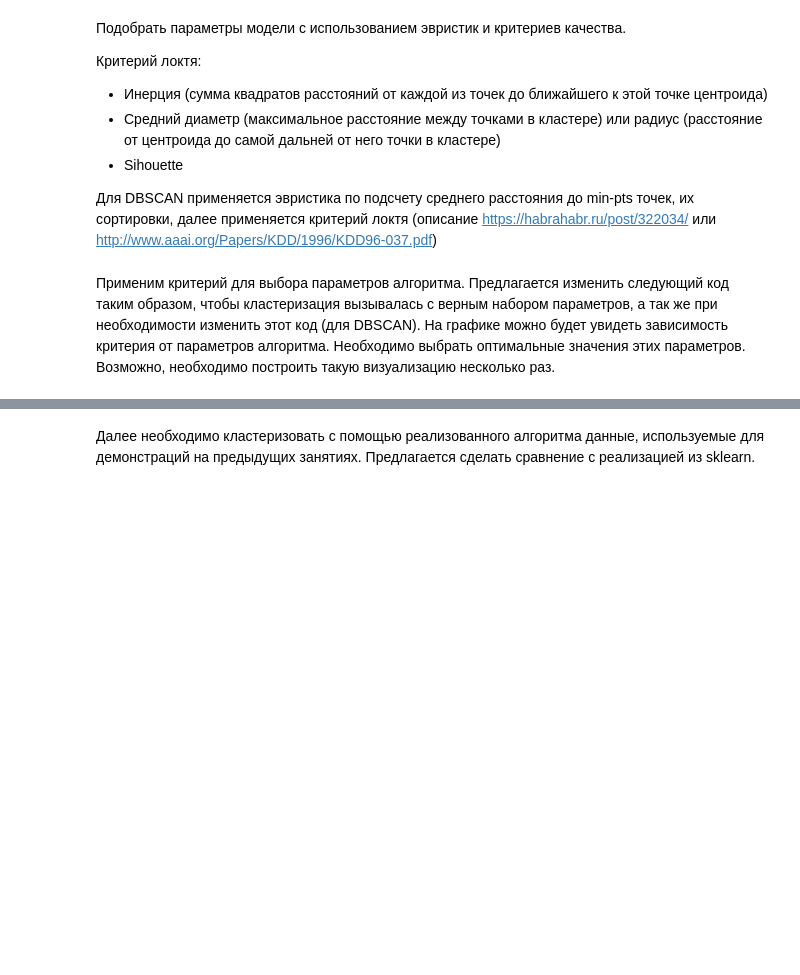
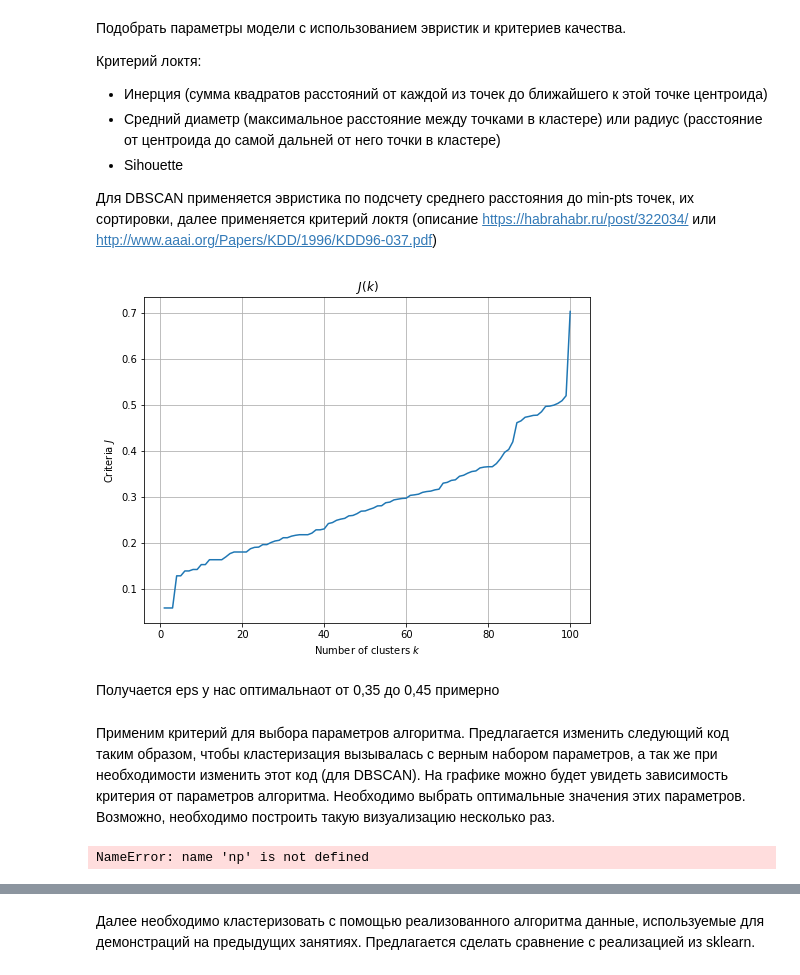
Before and after one commit to Albinamkh21/ds_hw, a Jupyter notebook: homework4_clustering.ipynb, the cells around one changed output, grey strips where cells are left out. Cells and saved outputs as stored; diff of their text form; code cells hidden in the pictures; blank space fills up the shorter version.

Commit message:
Clustering add find eps

```diff
--- a/homework4_clustering.ipynb
+++ b/homework4_clustering.ipynb
@@ -127,8 +127,14 @@ class Clustering(BaseEstimator, ClusterMixin):
             if distancies[i] < self.eps:
                 neibs = np.vstack((neibs,X[neighbour]))
         return neibs
+    def find_neighbours_dist(self,x,X,min_pts):
 
-    def predict(self, x):
+        tree = BallTree(X)
+        distancies, ind = tree.query(x, k=min_pts)
+        ind = ind.ravel()
+        distancies = distancies.ravel()
+        return distancies
+    def predict(self, X):
         """
         Using computed model parameters predict cluster
         for all objects from x
@@ -146,3 +152,16 @@ class Clustering(BaseEstimator, ClusterMixin):
     def fit_predict(self, x, y=None):
         self.fit(x, y)
         return self.predict(x)
+    def find_criteria(self, k, X):
+        distancies = []
+        for i,x in enumerate(X):
+            self.visited = np.vstack((self.visited,x))
+            nbr = self.find_neighbours_dist(X[i:i+1],X,k+1) # set of neighbours
+
+            dist_total = 0
+            for dist in nbr[:k+1]:
+                dist_total  = dist_total + dist
+
+            mean_dist = dist_total/k
+            distancies.append(mean_dist)
+        return sorted(distancies)
@@ -199,10 +213,24 @@ adjusted_rand_score(y_iris, [0, 0, 1, 1])
 - Sihouette
 
 Для DBSCAN применяется эвристика по подсчету среднего расстояния до min-pts точек, их сортировки, далее применяется критерий локтя (описание https://habrahabr.ru/post/322034/ или http://www.aaai.org/Papers/KDD/1996/KDD96-037.pdf)
+# %%
+k = np.arange(1,101)
+distancies = model.find_criteria(3, x_iris)
+pl.figure(figsize=(8, 6))
+pl.plot(k, distancies)
+pl.title("$J(k)$")
+pl.ylabel("Criteria $J$")
+pl.xlabel("Number of clusters $k$")
+pl.grid()
+pl.show()
+# %% [output]
+[figure, added]
+# %% [markdown]
+Получается eps  у нас оптимальнаот от  0,35 до 0,45 примерно
 # %% [markdown]
 Применим критерий для выбора параметров алгоритма. Предлагается изменить следующий код таким образом, чтобы кластеризация вызывалась с верным набором параметров, а так же при необходимости изменить этот код (для DBSCAN). На графике можно будет увидеть зависимость критерия от параметров алгоритма. Необходимо выбрать оптимальные значения этих параметров. Возможно, необходимо построить такую визуализацию несколько раз.
 # %%
-ks = range(1, 21)
+k = np.arange(10)
 criteria = np.zeros(len(ks))
 
 for i, k in enumerate(ks):
@@ -217,3 +245,5 @@ pl.ylabel("Criteria $J$")
 pl.xlabel("Number of clusters $k$")
 pl.grid()
 pl.show()
+# %% [output]
+NameError: name 'np' is not defined
```
Also changed, not shown: parts of 6 cells of this notebook.
